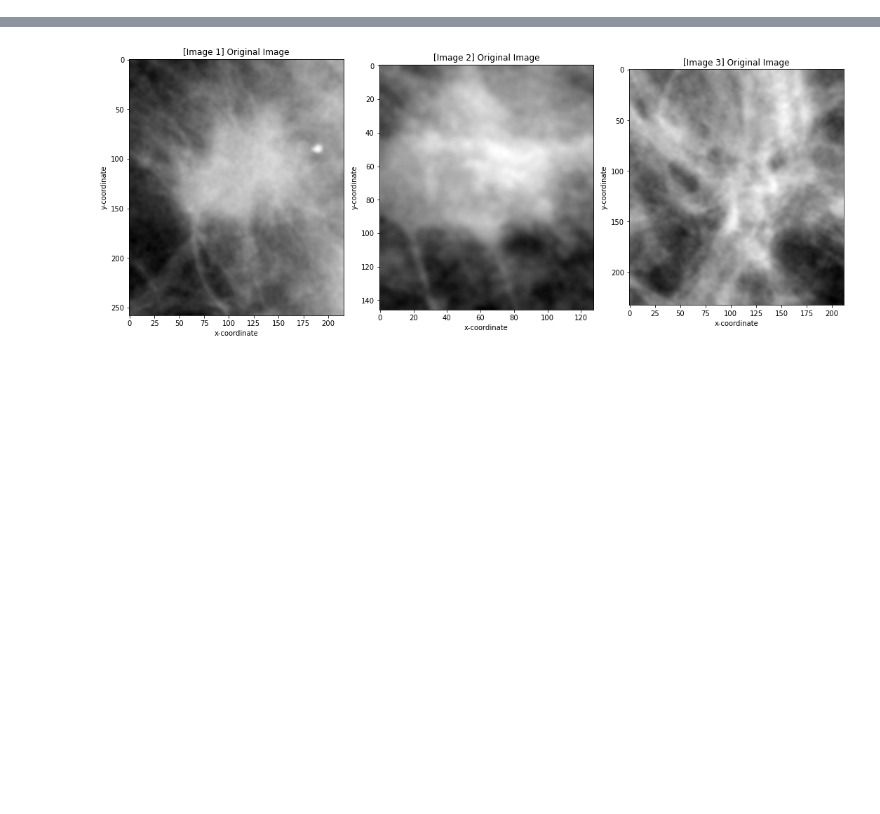
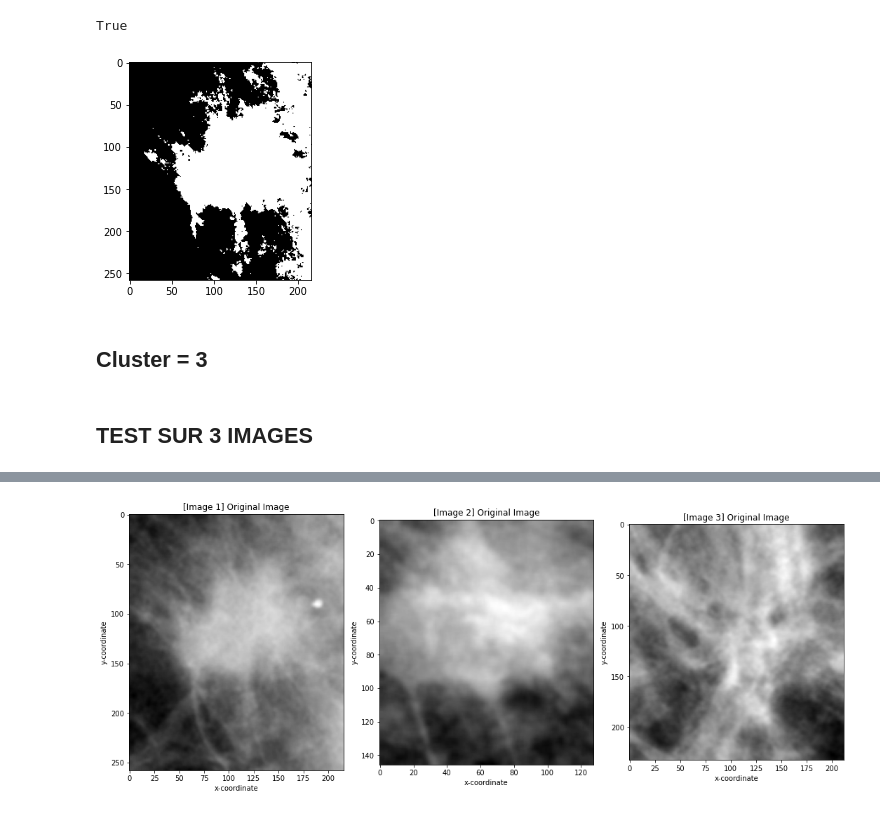
Before and after one commit to ynes99/mammogram_segmentation, a Jupyter notebook: EM algorithm.ipynb, the cells around one changed output, grey strips where cells are left out. Saved outputs shown, nothing was run; the diff lists cells and outputs as text; code cells hidden in the pictures; blank space fills up the shorter version.

```diff
--- a/EM algorithm.ipynb
+++ b/EM algorithm.ipynb
@@ -167,0 +159,4 @@ def get_pdf(y, means, cov, pis, k):
+# %%
+gray_img = read_img(filename = image_path_prepro, size = (0.5, 0.5))
+x,y = gray_img.shape
+dim = (x,y)
@@ -167,0 +165,7 @@ def get_pdf(y, means, cov, pis, k):
+# %%
+flat_im = flatten_img(gray_img)
+labels, means, cov, pis, likelihood_arr, means_arr = EM_cluster(flat_im, 2, error = 0.001)
+means = np.array([element[0] for element in means])
+cov = [element[0][0] for element in cov]
+em_img = means[labels]
+recover_img = em_img.reshape(dim[0], dim[1])
@@ -167,0 +190,9 @@ def get_pdf(y, means, cov, pis, k):
+# %%
+plt.imshow(em_img.reshape(dim[0], dim[1]),cmap="gray")
+img = em_img.reshape(dim[0], dim[1])
+cv2.imwrite(r'C:\Users\Asus\PycharmProjects\pythonProject1\image test algorithms\EM result\cluster__2.0.jpg',img)
+# %% [output]
+True
+[figure, added]
+# %% [markdown]
+## Cluster = 3
@@ -168,2 +209,4 @@ def get_pdf(y, means, cov, pis, k):
+# %% [markdown]
+## TEST SUR 3 IMAGES
 # %%
 FILENAME_LIST = [r'C:\Users\Asus\Desktop\PCD\Organized dataset\images\P_00001\LEFT_CC_1\cropped.jpg',r'C:\Users\Asus\Desktop\PCD\Organized dataset\images\P_00001\LEFT_MLO_1\cropped.jpg',r'C:\Users\Asus\Desktop\PCD\Organized dataset\images\P_00004\LEFT_CC_1\cropped.jpg']
```
Also changed, not shown: parts of 19 cells of this notebook, 24 other files.
